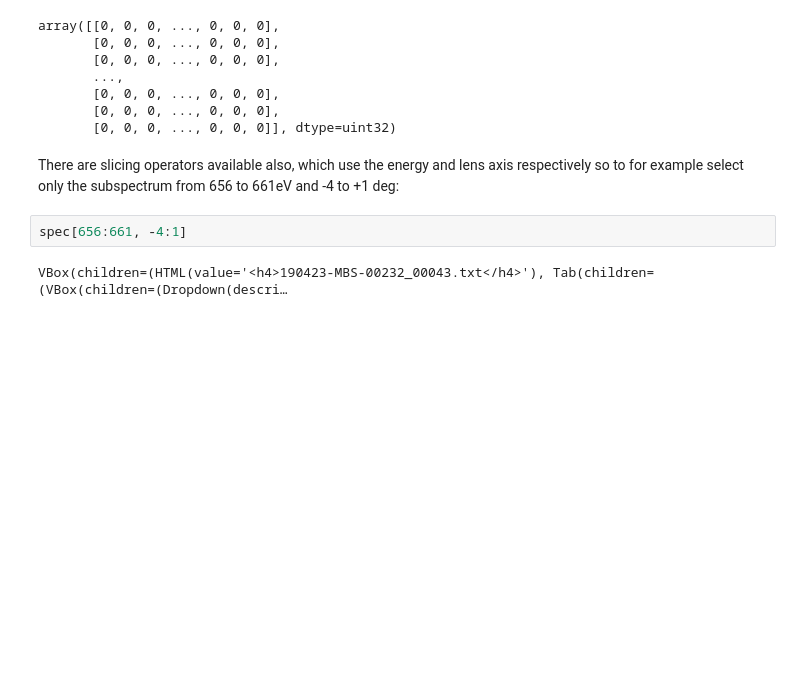
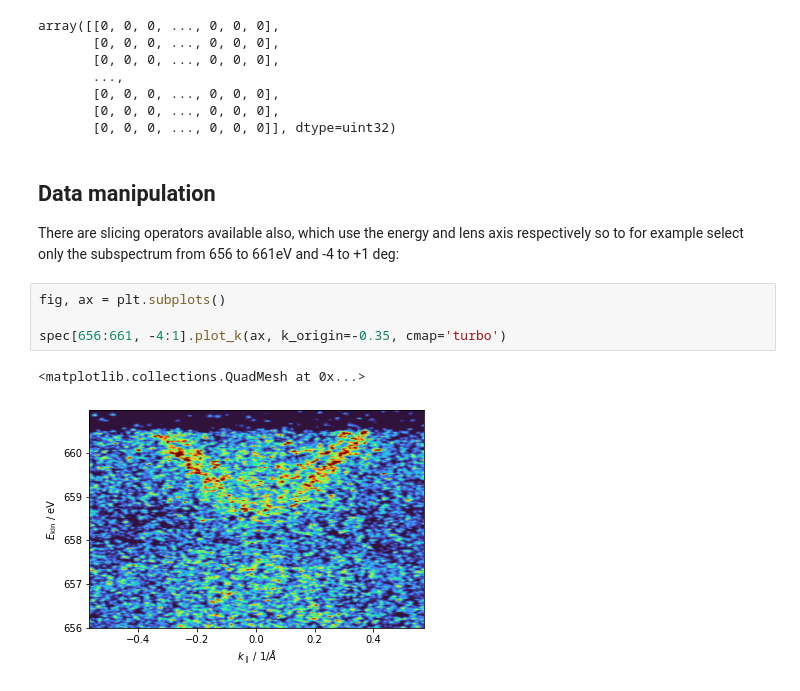
Before and after one commit to mueslo/mbs, a Jupyter notebook: mbs_example.ipynb, the cells around one changed output. Saved outputs shown, nothing was run; the diff lists cells and outputs as text; blank space fills up the shorter version.

```diff
--- a/mbs_example.ipynb
+++ b/mbs_example.ipynb
@@ -49,8 +75,13 @@ array([[0, 0, 0, ..., 0, 0, 0],
        [0, 0, 0, ..., 0, 0, 0],
        [0, 0, 0, ..., 0, 0, 0]], dtype=uint32)
 # %% [markdown]
+## Data manipulation
+
 There are slicing operators available also, which use the energy and lens axis respectively so to for example select only the subspectrum from 656 to 661eV and -4 to +1 deg:
-# %%
-spec[656:661, -4:1]
-# %% [output]
-VBox(children=(HTML(value='<h4>190423-MBS-00232_00043.txt</h4>'), Tab(children=(VBox(children=(Dropdown(descri…
+# %%
+fig, ax = plt.subplots()
+
+spec[656:661, -4:1].plot_k(ax, k_origin=-0.35, cmap='turbo')
+# %% [output]
+<matplotlib.collections.QuadMesh at 0x...>
+[figure, added]
```
Also changed, not shown: parts of 13 cells of this notebook.
